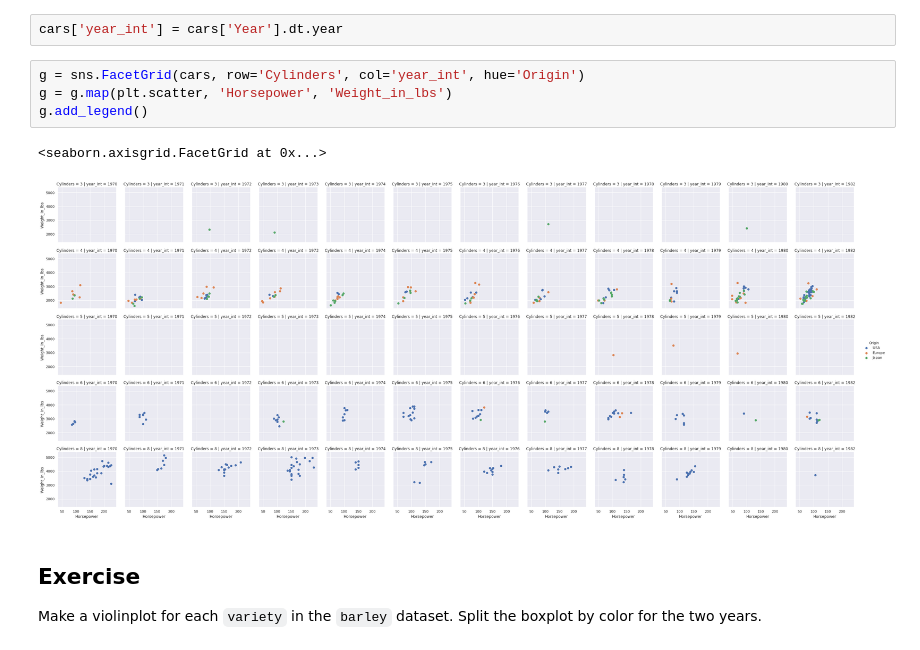
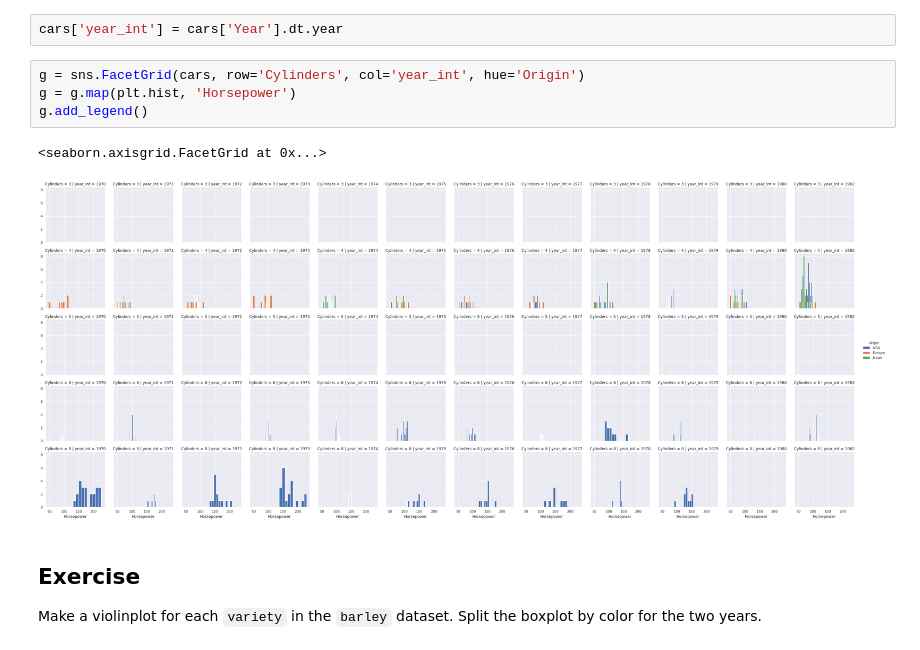
Before and after one commit to scientificprogrammingUOS/lectures, a Jupyter notebook: week11-Statistical-Visualization/lecture.ipynb, the cells around one changed output. Cells and saved outputs as stored; diff of their text form.

```diff
--- a/week11-Statistical-Visualization/lecture.ipynb
+++ b/week11-Statistical-Visualization/lecture.ipynb
@@ -841,11 +844,11 @@ More complex facet plot can be created by first creating a `FacetGrid` object an
 cars['year_int'] = cars['Year'].dt.year
 # %%
 g = sns.FacetGrid(cars, row='Cylinders', col='year_int', hue='Origin')
-g = g.map(plt.scatter, 'Horsepower', 'Weight_in_lbs')
+g = g.map(plt.hist, 'Horsepower')
 g.add_legend()
 # %% [output]
 <seaborn.axisgrid.FacetGrid at 0x...>
-[figure, old version]
+[figure, new version]
 # %% [markdown]
 ## Exercise
 Make a violinplot for each `variety` in the `barley` dataset. Split the boxplot by color for the two years.
```
Also changed, not shown: parts of 51 cells of this notebook.
